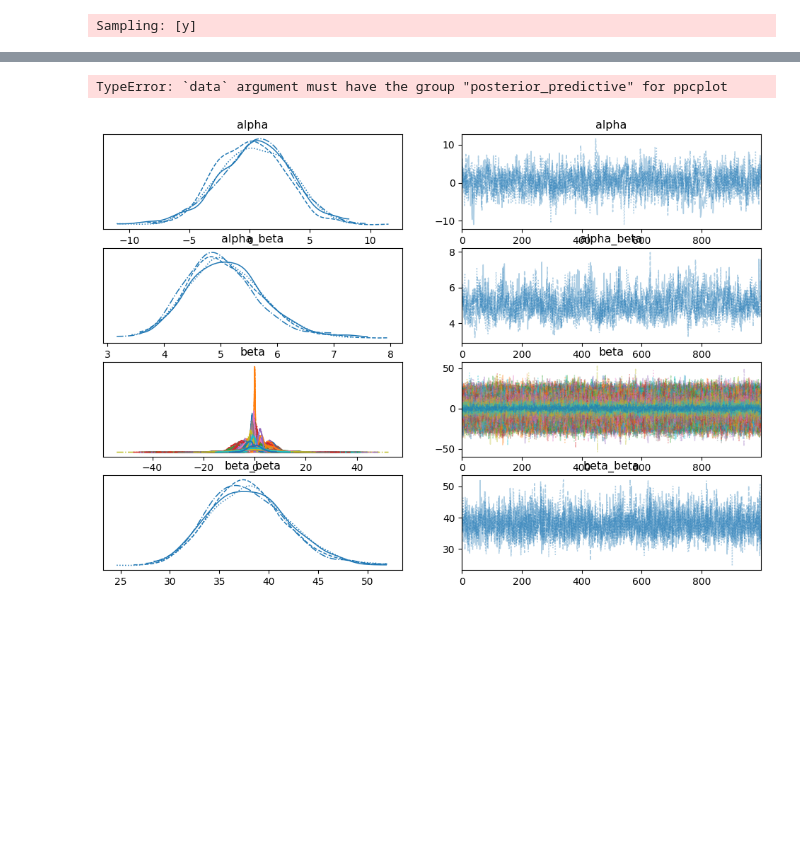
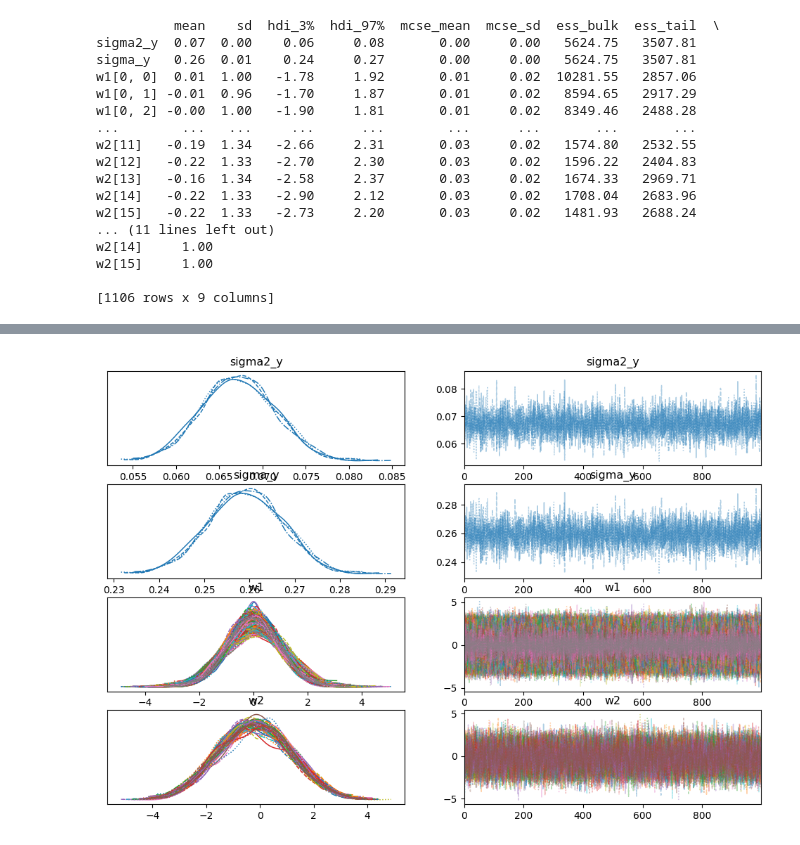
Before and after one commit to ThomasMMcBride/ml2-project, a Jupyter notebook: ml2project.ipynb, the cells around one changed output, grey strips where cells are left out. Drawn from its saved outputs; the diff is of its cells as text; code cells hidden in the pictures; blank space fills up the shorter version.

```diff
--- a/ml2project.ipynb
+++ b/ml2project.ipynb
@@ -104,27 +90,28 @@ print(f"R²:   {r2:.4f}")
 # %%
-eps = 1e-4  # Small value to push away from 0 and 1
-y_train_transformed = (y_train * (1 - 2 * eps)) + eps
+n_hidden = 16
 
-with pm.Model() as model:
-    # Priors for regression coefficients
-    beta = pm.Normal('beta', mu=0, sigma=10, shape=X_train.shape[1])  # Normal prior for the coefficients
-    alpha = pm.Normal('alpha', mu=0, sigma=10)  # Intercept with a normal prior
+with pm.Model() as bnn_model:
+    alpha0 = 2.0
+    beta0 = 1.0
+    sigma2_y = pm.InverseGamma("sigma2_y", alpha=alpha0, beta=beta0)
+    sigma_y = pm.Deterministic("sigma_y", pt.sqrt(sigma2_y))
 
-    # Logistic regression (logit of the Beta distribution)
-    logit_mu = alpha + pm.math.dot(X_train, beta)
+    mu0_1, sigma0_1 = 0.0, 1.0
+    w1 = pm.Normal("w1", mu=mu0_1, sigma=sigma0_1, shape=(X_train.shape[1], n_hidden))
 
-    # Transform the linear model to the [0, 1] range using the logistic function
-    mu = pm.math.sigmoid(logit_mu)  # Sigmoid ensures values between 0 and 1
+    mu0_2, sigma0_2 = 0.0, 1.0
+    w2 = pm.Normal("w2", mu=mu0_2, sigma=sigma0_2, shape=(n_hidden))
 
-    # Priors for the Beta distribution parameters (alpha and beta)
-    alpha_beta = pm.Gamma('alpha_beta', alpha=1, beta=1)
-    beta_beta = pm.Gamma('beta_beta', alpha=1, beta=1)
+    layer_1 = pt.dot(X_train, w1)
+    layer_1_sigmoid = pt.sigmoid(layer_1)
 
-    # Beta likelihood for the proportion (percentage laid off)
-    likelihood = pm.Beta('y', alpha=mu * alpha_beta, beta=(1 - mu) * beta_beta, observed=y_train_transformed)
 
-    # Sampling from the posterior distribution
-    trace = pm.sample(1000, target_accept=0.95, return_inferencedata=True)
+    layer_2 = pt.dot(layer_1_sigmoid, w2)
+    layer_2_sigmoid = pt.sigmoid(layer_2)
+
+    y_obs_train = pm.TruncatedNormal("y_obs_train", mu=layer_2_sigmoid, sigma=sigma_y, observed=y_train, lower=0, upper=1)
+
+    trace_train = pm.sample(1000, tune=180, target_accept=0.95, return_inferencedata=True)
 # %% [output]
 Initializing NUTS using jitter+adapt_diag...
 Multiprocess sampling (4 chains in 4 jobs)
@@ -139,5 +122,22 @@ The effective sample size per chain is smaller than 100 for some parameters.  A
 # %%
-az.summary(trace)
-az.plot_trace(trace)
+print(az.summary(trace_train, round_to=2))
+az.plot_trace(trace_train,  var_names=["sigma2_y", "sigma_y", "w1", "w2"])
+plt.show()
 # %% [output]
-Sampling: [y]
+          mean    sd  hdi_3%  hdi_97%  mcse_mean  mcse_sd  ess_bulk  ess_tail  \
+sigma2_y  0.07  0.00    0.06     0.08       0.00     0.00   5624.75   3507.81
+sigma_y   0.26  0.01    0.24     0.27       0.00     0.00   5624.75   3507.81
+w1[0, 0]  0.01  1.00   -1.78     1.92       0.01     0.02  10281.55   2857.06
+w1[0, 1] -0.01  0.96   -1.70     1.87       0.01     0.02   8594.65   2917.29
+w1[0, 2] -0.00  1.00   -1.90     1.81       0.01     0.02   8349.46   2488.28
+...        ...   ...     ...      ...        ...      ...       ...       ...
+w2[11]   -0.19  1.34   -2.66     2.31       0.03     0.02   1574.80   2532.55
+w2[12]   -0.22  1.33   -2.70     2.30       0.03     0.02   1596.22   2404.83
+w2[13]   -0.16  1.34   -2.58     2.37       0.03     0.02   1674.33   2969.71
+w2[14]   -0.22  1.33   -2.90     2.12       0.03     0.02   1708.04   2683.96
+w2[15]   -0.22  1.33   -2.73     2.20       0.03     0.02   1481.93   2688.24
+... (11 lines left out)
+w2[14]     1.00
+w2[15]     1.00
+
+[1106 rows x 9 columns]
@@ -146,2 +144 @@ Sampling: [y]
-TypeError: `data` argument must have the group "posterior_predictive" for ppcplot
-[figure, old version]
+[figure, new version]
```
Also changed, not shown: parts of 9 cells of this notebook.
